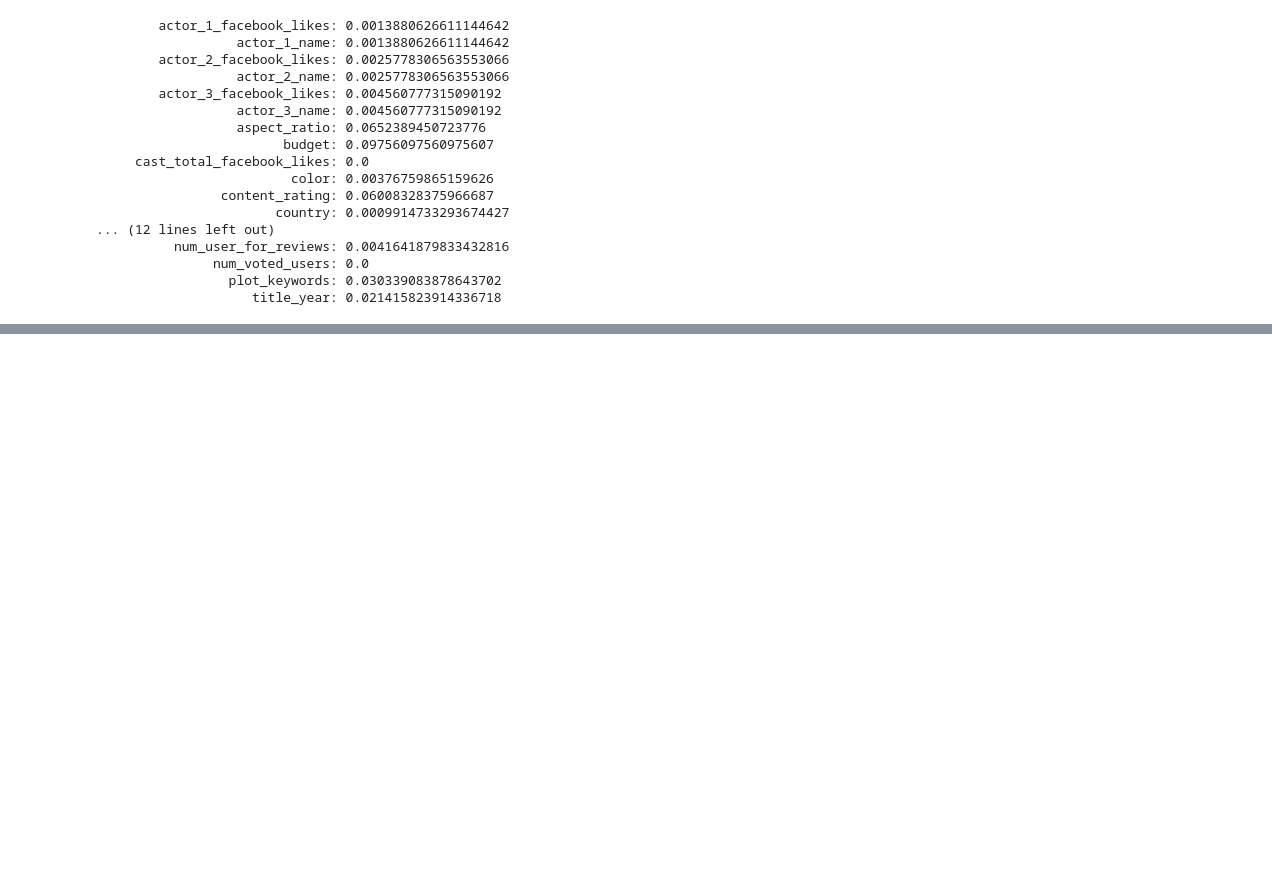
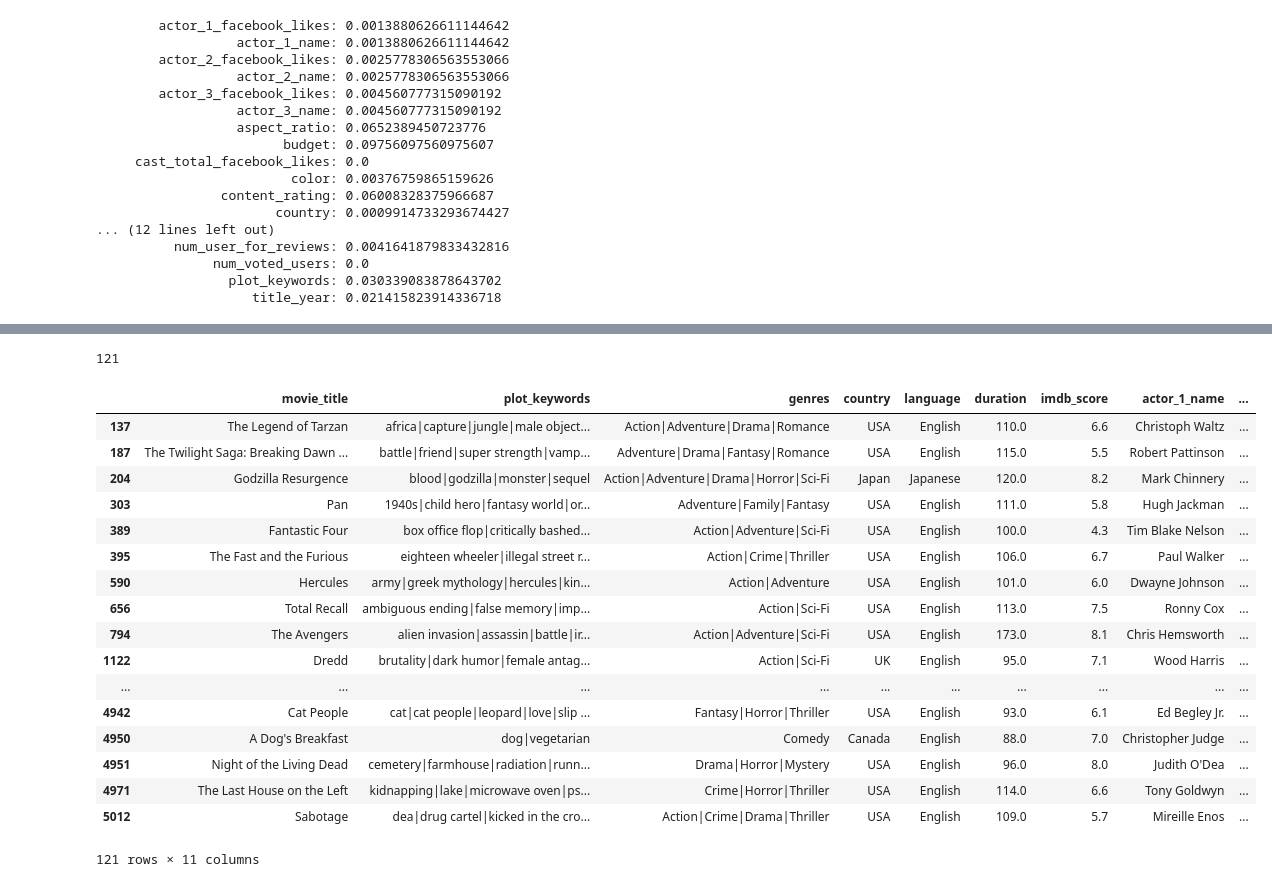
Before and after one commit to 0-tree/OCDataSciencePath, a Jupyter notebook: Project3/dev_dataCleaning.ipynb, the cells around one changed output, grey strips where cells are left out. Cells and saved outputs as stored; diff of their text form; code cells hidden in the pictures; blank space fills up the shorter version.

```diff
--- a/Project3/dev_dataCleaning.ipynb
+++ b/Project3/dev_dataCleaning.ipynb
@@ -60,0 +63,7 @@ for col in df.columns.sort_values():
+# %%
+keepVar = ['movie_title',
+           'plot_keywords','genres',
+           'country','language','title_year',
+           'duration','imdb_score',
+           'actor_1_name','actor_2_name','actor_3_name','director_name']
+df = df[keepVar]
@@ -60,0 +109,23 @@ for col in df.columns.sort_values():
+# %%
+print(df.duplicated().sum())
+df.loc[df.duplicated()]
+# %% [output]
+121
+|  | movie_title | plot_keywords | genres | country | language | duration | imdb_score | actor_1_name | ... |
+| 137 | The Legend of Tarzan | africa|capture|jungle|male object... | Action|Adventure|Drama|Romance | USA | English | 110.0 | 6.6 | Christoph Waltz | ... |
+| 187 | The Twilight Saga: Breaking Dawn ... | battle|friend|super strength|vamp... | Adventure|Drama|Fantasy|Romance | USA | English | 115.0 | 5.5 | Robert Pattinson | ... |
+| 204 | Godzilla Resurgence | blood|godzilla|monster|sequel | Action|Adventure|Drama|Horror|Sci-Fi | Japan | Japanese | 120.0 | 8.2 | Mark Chinnery | ... |
+| 303 | Pan | 1940s|child hero|fantasy world|or... | Adventure|Family|Fantasy | USA | English | 111.0 | 5.8 | Hugh Jackman | ... |
+| 389 | Fantastic Four | box office flop|critically bashed... | Action|Adventure|Sci-Fi | USA | English | 100.0 | 4.3 | Tim Blake Nelson | ... |
+| 395 | The Fast and the Furious | eighteen wheeler|illegal street r... | Action|Crime|Thriller | USA | English | 106.0 | 6.7 | Paul Walker | ... |
+| 590 | Hercules | army|greek mythology|hercules|kin... | Action|Adventure | USA | English | 101.0 | 6.0 | Dwayne Johnson | ... |
+| 656 | Total Recall | ambiguous ending|false memory|imp... | Action|Sci-Fi | USA | English | 113.0 | 7.5 | Ronny Cox | ... |
+| 794 | The Avengers | alien invasion|assassin|battle|ir... | Action|Adventure|Sci-Fi | USA | English | 173.0 | 8.1 | Chris Hemsworth | ... |
+| 1122 | Dredd | brutality|dark humor|female antag... | Action|Sci-Fi | UK | English | 95.0 | 7.1 | Wood Harris | ... |
+| ... | ... | ... | ... | ... | ... | ... | ... | ... | ... |
+| 4942 | Cat People | cat|cat people|leopard|love|slip ... | Fantasy|Horror|Thriller | USA | English | 93.0 | 6.1 | Ed Begley Jr. | ... |
+| 4950 | A Dog's Breakfast | dog|vegetarian | Comedy | Canada | English | 88.0 | 7.0 | Christopher Judge | ... |
+| 4951 | Night of the Living Dead | cemetery|farmhouse|radiation|runn... | Drama|Horror|Mystery | USA | English | 96.0 | 8.0 | Judith O'Dea | ... |
+| 4971 | The Last House on the Left | kidnapping|lake|microwave oven|ps... | Crime|Horror|Thriller | USA | English | 114.0 | 6.6 | Tony Goldwyn | ... |
+| 5012 | Sabotage | dea|drug cartel|kicked in the cro... | Action|Crime|Drama|Thriller | USA | English | 109.0 | 5.7 | Mireille Enos | ... |
+121 rows × 11 columns
```
Also changed, not shown: parts of 5 cells of this notebook.
